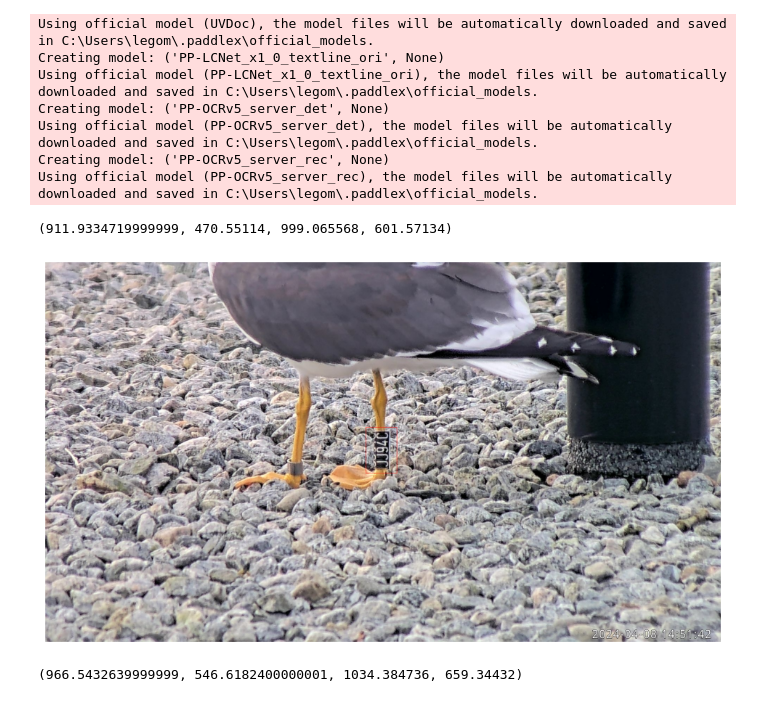
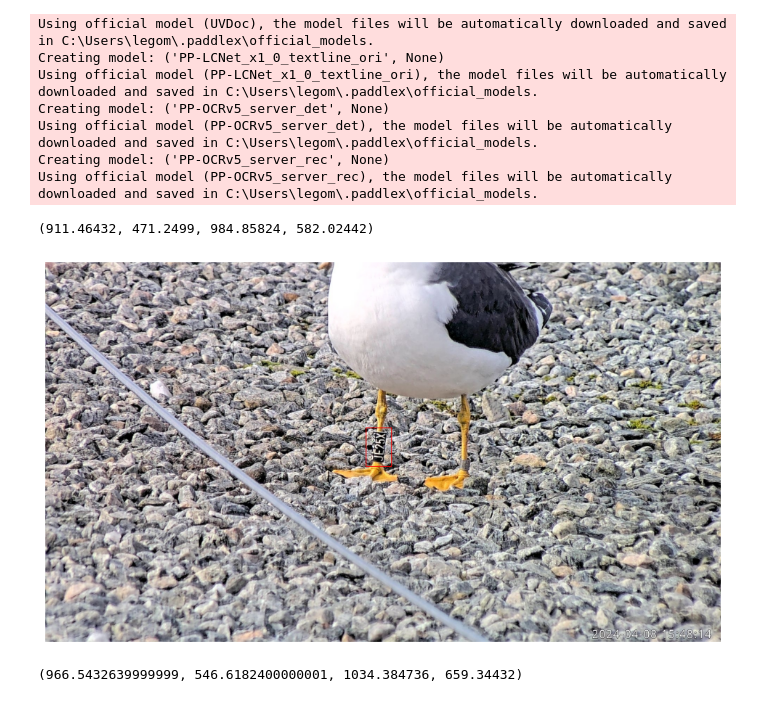
Before and after one commit to Krijosor/Bird-Is-The-Word, a Jupyter notebook: testbook.ipynb, the cells around one changed output. Saved outputs shown, nothing was run; the diff lists cells and outputs as text; code cells hidden in the pictures.

```diff
--- a/testbook.ipynb
+++ b/testbook.ipynb
@@ -83,7 +83,7 @@ def draw_image_with_bb(img, bb_cords):
         img_uint8,
         boxes,
         colors="red",
-        width=1
+        width=2
     )
     img_boxes = img_boxes.permute(1, 2, 0)
     plt.figure(figsize=(12,12))
@@ -91,15 +91,11 @@ def draw_image_with_bb(img, bb_cords):
     plt.axis("off")
     plt.show()
 # %%
-img, bb, l = exp_dataset[1]
+img, bb, l = exp_dataset[9]
 print(bb)
-#bb = bb_txt_to_list(bb_path)
-
-# bb_cords = calculate_bb_cords(img, bb)
-# print(bb_cords)
 
 draw_image_with_bb(img, bb)
 # %% [output]
-(911.9334719999999, 470.55114, 999.065568, 601.57134)
+(911.46432, 471.2499, 984.85824, 582.02442)
-[figure, old version]
+[figure, new version]
 # %%
```
Also changed, not shown: parts of 1 cell of this notebook, 1 other file.
